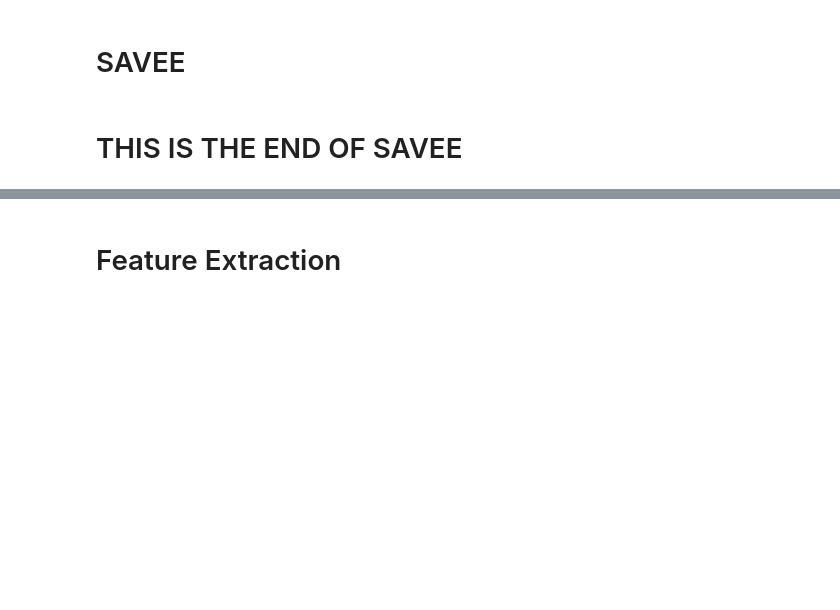
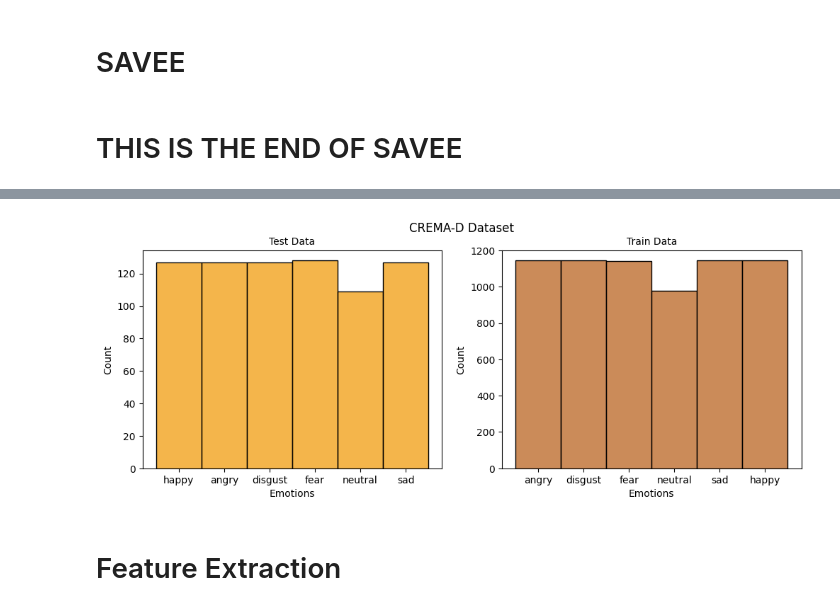
Before and after one commit to satria-ui/TugasAkhir2023, a Jupyter notebook: script/main.ipynb, the cells around one changed output, grey strips where cells are left out. Drawn from its saved outputs; the diff is of its cells as text; code cells hidden in the pictures; blank space fills up the shorter version.

```diff
--- a/script/main.ipynb
+++ b/script/main.ipynb
@@ -368,26 +372,33 @@ plt.show()
 # %%
 ############# CREMA SPLIT MACHINE LEARNING #############
 import seaborn as sns
+from Code.utils import CremaD
 import matplotlib.pyplot as plt
 import warnings
 
-test_data = CremaD(path="./dataset/test_CREMA_20/", sample_rate=SAMPLE_RATE, duration=DURATION, num_samples=NUM_SAMPLE).getData()
-train_data = CremaD(path="./dataset/train_CREMA_80/", sample_rate=SAMPLE_RATE, duration=DURATION, num_samples=NUM_SAMPLE).getData()
+SAMPLE_RATE = 16000
+NUM_SAMPLE = 22050
+DURATION = 5
+
+test_data = CremaD(path="./dataset/test_CREMA_10/", sample_rate=SAMPLE_RATE, duration=DURATION, num_samples=NUM_SAMPLE).getData()
+train_data = CremaD(path="./dataset/train_CREMA_90/", sample_rate=SAMPLE_RATE, duration=DURATION, num_samples=NUM_SAMPLE).getData()
 
 # plot emotion counts
 warnings.filterwarnings("ignore")
 plt.figure(figsize=(12,4))
 plt.xlabel('Emotions', fontsize=10)
 plt.ylabel('Count', fontsize=10)
 plt.suptitle('CREMA-D Dataset', fontsize=12)
 plt.subplot(1,2,1)
 plt.title('Test Data', size = 10)
 sns.histplot(test_data.Emotions, color='#F19C0E')
 plt.subplot(1,2,2)
 plt.title('Train Data', size = 10)
 sns.histplot(train_data.Emotions, color='#BA6422')
 
 plt.show()
+# %% [output]
+[figure, added]
 # %%
 ############# SAVEE SPLIT MACHINE LEARNING #############
 import seaborn as sns
```
Also changed, not shown: parts of 1 cell of this notebook, 4 other files.
